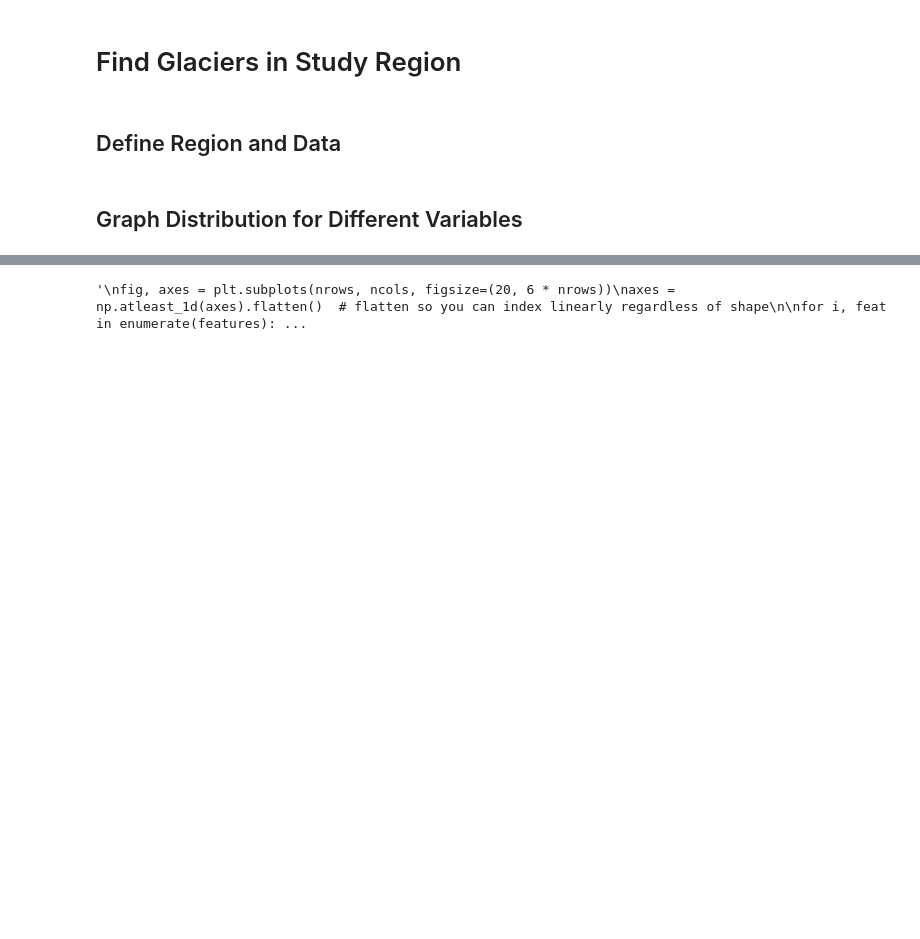
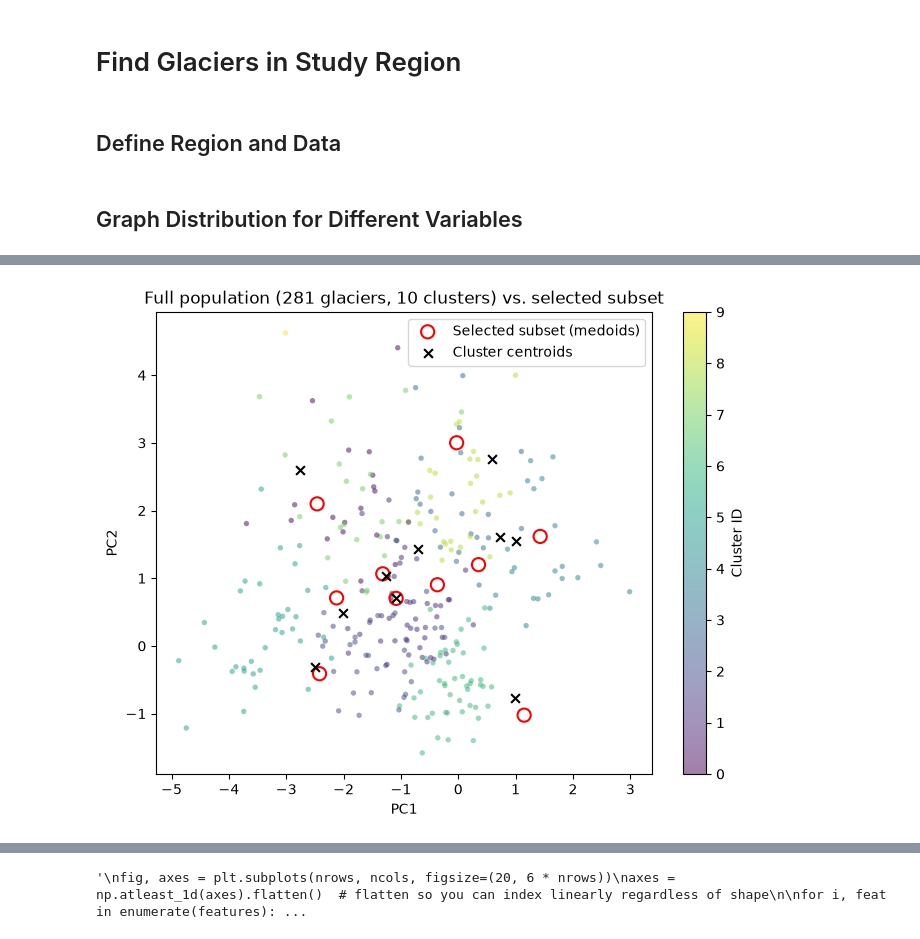
Before and after one commit to silastwickler/glacier-snow-cover-mapping-HMA, a Jupyter notebook: notebooks/glacier_distribution.ipynb, the cells around one changed output, grey strips where cells are left out. Cells and saved outputs as stored; diff of their text form; code cells hidden in the pictures; blank space fills up the shorter version.

```diff
--- a/notebooks/glacier_distribution.ipynb
+++ b/notebooks/glacier_distribution.ipynb
@@ -58,0 +168,93 @@ plt.show()
+# %%
+min_area = 5
+
+#Filter just by region and minimum area
+rgi_non_surge = full_rgi[
+    (full_rgi["o2region"].isin(region)) &
+    (full_rgi["area_km2"] > min_area)
+].copy()
+
+#Use number of glaciers in subset as N
+N = 10
+X = scaler.transform(rgi_non_surge[features])
+km_N_full = KMeans(n_clusters=N, random_state=1).fit(X)
+# Clustering
+full_X = StandardScaler().fit_transform(rgi_non_surge[features])
+full_scaler = StandardScaler().fit(rgi_non_surge[features])
+full_x = full_scaler.transform(rgi_non_surge[features])
+
+full_proj= pca.transform(full_X)
+
+rgi_non_surge['cluster_N'] = km_N_full.labels_
+
+# project everything into the same 2D space
+pca = PCA(n_components=2).fit(X)
+proj_full = pca.transform(X)
+proj_subset = pca.transform(scaler.transform(auto_rgi_subset[features]))
+
+fig, ax = plt.subplots(figsize=(8, 6))
+
+# full population: color by cluster id using a continuous colormap
+sc = ax.scatter(
+    full_proj[:, 0], full_proj[:, 1],
+    c=rgi_non_surge['cluster_N'], cmap='viridis',
+    s=15, alpha=0.5, linewidths=0
+)
+
+# overlay selected subset: bigger markers, black edge, no fill color tied to cluster
+ax.scatter(
+    proj_subset[:, 0], proj_subset[:, 1],
+    facecolors='none', edgecolors='red', s=90, linewidths=1.5,
+    label='Selected subset (medoids)'
+)
+
+# optional: plot centroids too, to see how well subset tracks them
+centroids_proj = pca.transform(km_N.cluster_centers_)
+ax.scatter(
+    centroids_proj[:, 0], centroids_proj[:, 1],
+    marker='x', color='black', s=40, label='Cluster centroids'
+)
+
+cbar = fig.colorbar(sc, ax=ax)
+cbar.set_label('Cluster ID')
+ax.set_xlabel('PC1')
+ax.set_ylabel('PC2')
+ax.legend()
+ax.set_title(f'Full population ({len(rgi_non_surge)} glaciers, {rgi_non_surge["cluster_N"].nunique()} clusters) vs. selected subset')
+
+
+#Histogram Plot with Full dataset
+fig, axes = plt.subplots(nrows, ncols, figsize=(20, 6 * nrows))
+axes = np.atleast_1d(axes).flatten()
+cmap = plt.get_cmap('viridis')
+
+for i, feat in enumerate(features):
+    ax = axes[i]
+    #Check for nans
+    full_vals = rgi_non_surge[feat].dropna()
+    sub_vals = rgi_subset[feat].dropna()
+
+    # ensure counts are directly comparable
+    counts_full, bin_edges = np.histogram(full_vals, bins=10)
+    counts_sub, _ = np.histogram(sub_vals, bins=bin_edges)
+
+    # color by how many subset glaciers fell in each bin
+    norm = Normalize(vmin=0, vmax=counts_sub.max() if counts_sub.max() > 0 else 1)
+    colors = cmap(norm(counts_sub))
+
+    bin_widths = np.diff(bin_edges)
+    ax.bar(bin_edges[:-1], counts_full, width=bin_widths, align='edge',
+           color=colors, edgecolor='black')
+
+    ax.set_xlabel(feat)
+    ax.set_ylabel("Count")
+    ax.set_title(f"{feat} distribution — subregion {region}")
+
+    sm = cm.ScalarMappable(cmap=cmap, norm=norm)
+    sm.set_array([])
+    fig.colorbar(sm, ax=ax, label='Subset count per bin')
+
+plt.tight_layout()
+plt.show()
+# %% [output]
+[figure, added]
```
Also changed, not shown: parts of 15 cells of this notebook, 2 other files.
